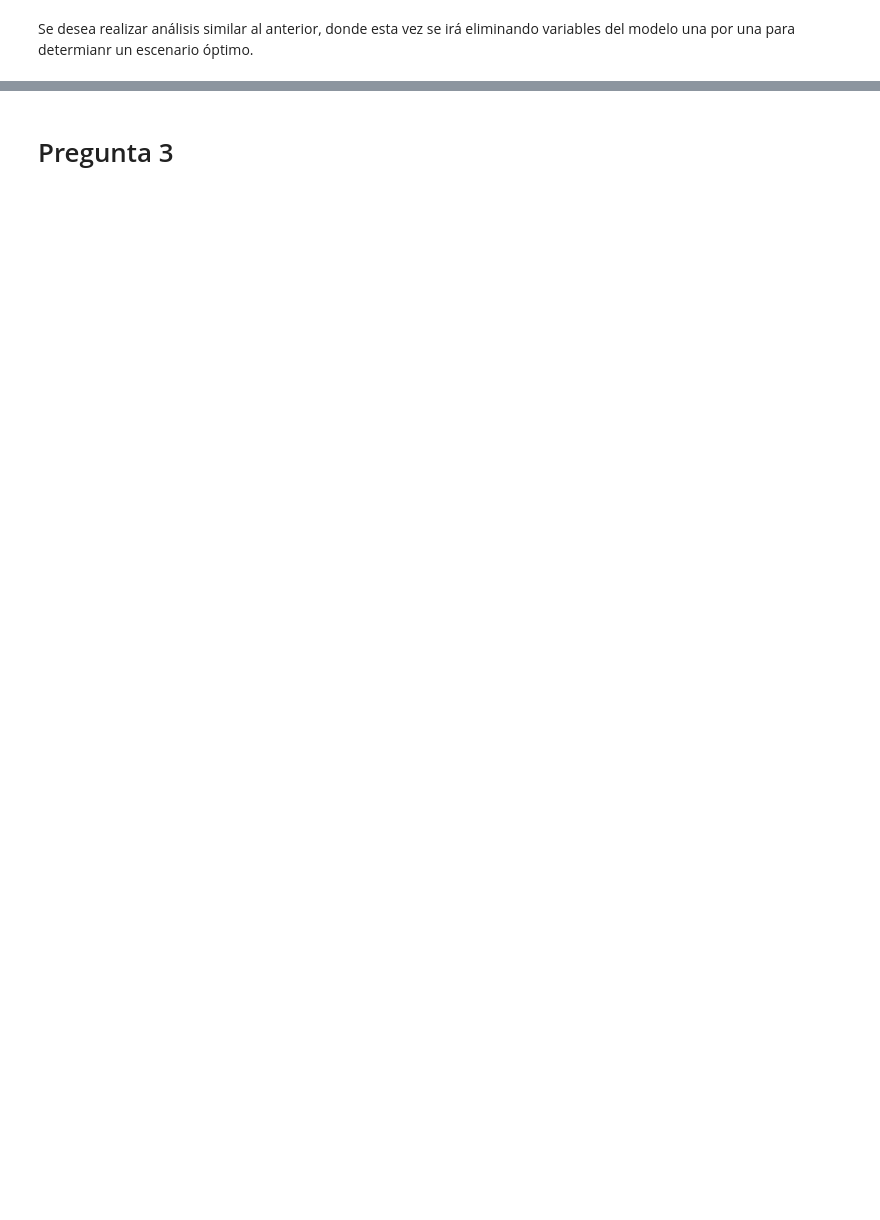
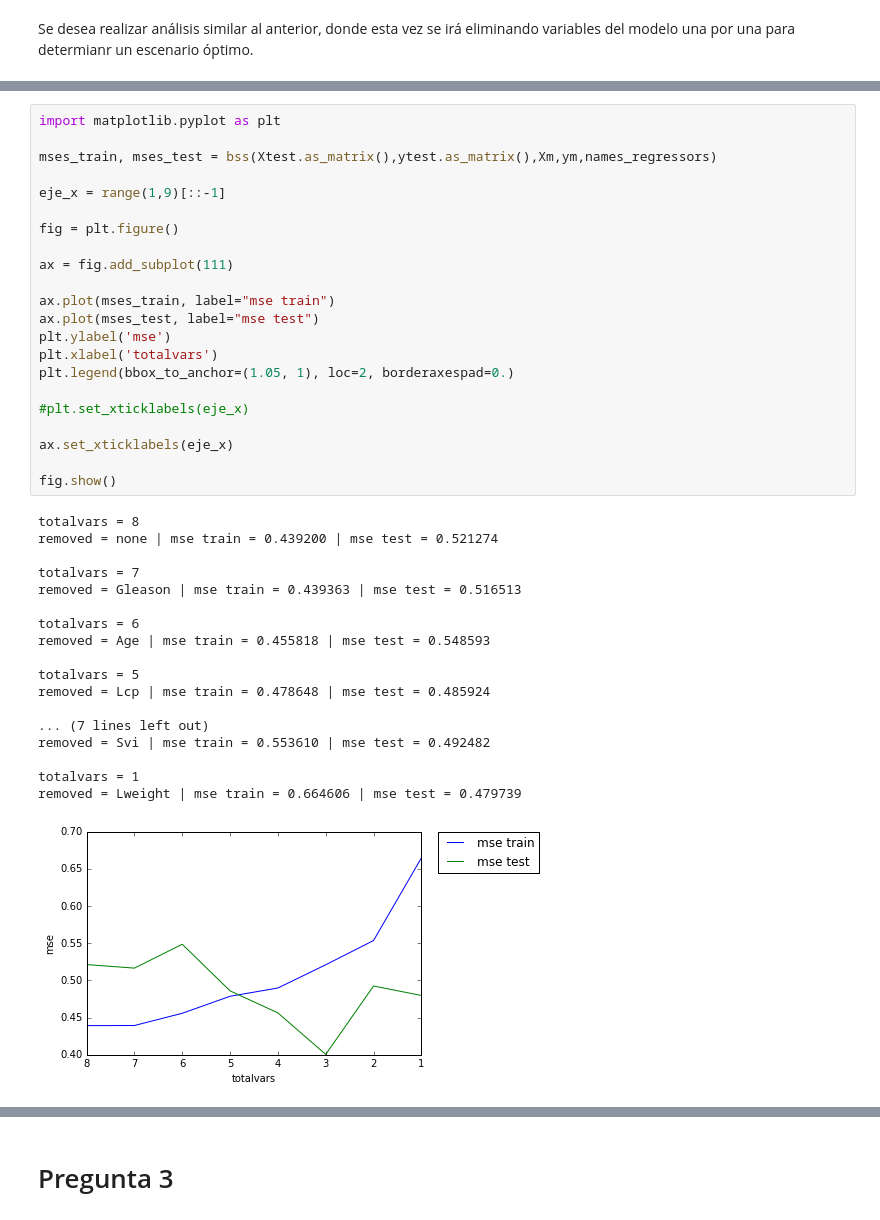
Before and after one commit to Jencks/ML-Tarea1, a Jupyter notebook: Informe Final.ipynb, the cells around one changed output, grey strips where cells are left out. Cells and saved outputs as stored; diff of their text form; blank space fills up the shorter version.

```diff
--- a/Informe Final.ipynb
+++ b/Informe Final.ipynb
@@ -473,3 +352,44 @@ plt.show()
+# %%
+import matplotlib.pyplot as plt
+
+mses_train, mses_test = bss(Xtest.as_matrix(),ytest.as_matrix(),Xm,ym,names_regressors)
+
+eje_x = range(1,9)[::-1]
+
+fig = plt.figure()
+
+ax = fig.add_subplot(111)
+
+ax.plot(mses_train, label="mse train")
+ax.plot(mses_test, label="mse test")
+plt.ylabel('mse')
+plt.xlabel('totalvars')
+plt.legend(bbox_to_anchor=(1.05, 1), loc=2, borderaxespad=0.)
+
+#plt.set_xticklabels(eje_x)
+
+ax.set_xticklabels(eje_x)
+
+fig.show()
+# %% [output]
+totalvars = 8
+removed = none | mse train = 0.439200 | mse test = 0.521274
+
+totalvars = 7
+removed = Gleason | mse train = 0.439363 | mse test = 0.516513
+
+totalvars = 6
+removed = Age | mse train = 0.455818 | mse test = 0.548593
+
+totalvars = 5
+removed = Lcp | mse train = 0.478648 | mse test = 0.485924
+
+... (7 lines left out)
+removed = Svi | mse train = 0.553610 | mse test = 0.492482
+
+totalvars = 1
+removed = Lweight | mse train = 0.664606 | mse test = 0.479739
+[figure, added]
 # %% [markdown]
 El error de entrenamiento va aumentando a medida que dismiuye la cantidad de variables para entrenar el modelo, esto ya que entre más variables ocupa el modelo, mejor será la predicción para los mismos registros con los que se entrenó, debido al sobre ajuste que se genera.
 
```
Also changed, not shown: parts of 64 cells of this notebook, 1 other file.
